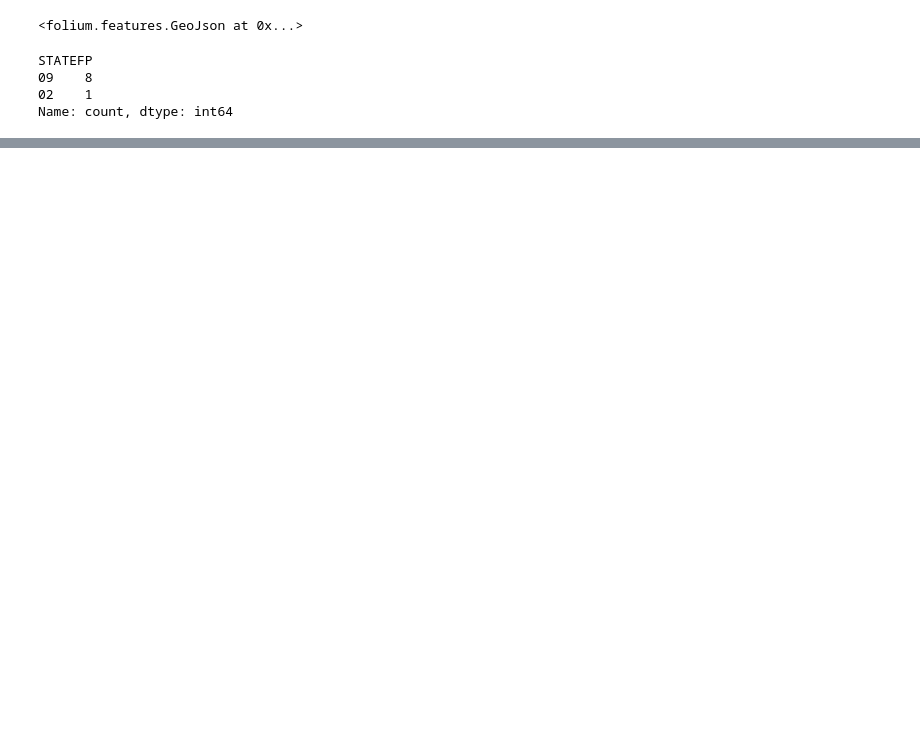
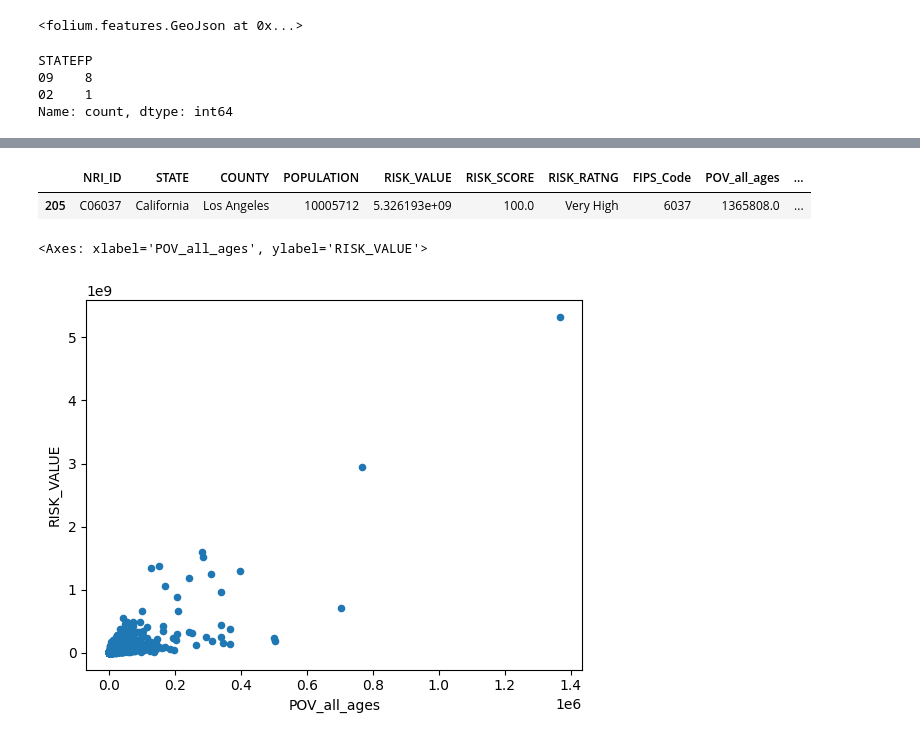
Before and after one commit to farnhamh/CS124H-Group-3, a Jupyter notebook: tia/project.ipynb, the cells around one changed output, grey strips where cells are left out. Cells and saved outputs as stored; diff of their text form; code cells hidden in the pictures; blank space fills up the shorter version.

```diff
--- a/tia/project.ipynb
+++ b/tia/project.ipynb
@@ -34,6 +34,7 @@ nri = nri.drop(nri[nri["STATE"].isin(territories)].index)
 
 #now we should only have the 50 states + DC
 nri
+nricopy = nri.copy(deep=True)
 # %% [output]
 |  | OID_ | NRI_ID | STATE | STATEABBRV | STATEFIPS | COUNTY | COUNTYTYPE | COUNTYFIPS | STCOFIPS | ... |
 | 0 | 1 | C01001 | Alabama | AL | 1 | Autauga | County | 1 | 1001 | ... |
@@ -509,0 +506,9 @@ Name: count, dtype: int64
+# %%
+#poverty of every county, both in total number and as a percent out of total population
+
+pov = pd.read_csv("PovertyEstimates.csv")
+
+pov = pov[(pov.FIPS_Code % 1000 != 0)].reset_index()
+pov = pov[["FIPS_Code", "Stabr", "Area_name", "POV_all_ages", "POV_percent_all_ages"]]
+
+pov
@@ -509,0 +559,5 @@ Name: count, dtype: int64
+# %%
+#merging
+pov_clean = pov[["FIPS_Code", "POV_all_ages", "POV_percent_all_ages"]]
+pov_nri = pd.merge(nricopy, pov_clean, left_index=True, right_index=True)
+pov_nri
@@ -509,0 +590,11 @@ Name: count, dtype: int64
+# %%
+#finding the random outlier that strengthened our r value
+pov_nri[pov_nri.POV_all_ages > 1.2e6]
+# %% [output]
+|  | NRI_ID | STATE | COUNTY | POPULATION | RISK_VALUE | RISK_SCORE | RISK_RATNG | FIPS_Code | POV_all_ages | ... |
+| 205 | C06037 | California | Los Angeles | 10005712 | 5.326193e+09 | 100.0 | Very High | 6037 | 1365808.0 | ... |
+# %%
+pov_nri.plot.scatter(x="POV_all_ages", y="RISK_VALUE")
+# %% [output]
+<Axes: xlabel='POV_all_ages', ylabel='RISK_VALUE'>
+[figure, added]
```
Also changed, not shown: parts of 16 cells of this notebook, 2 other files.
